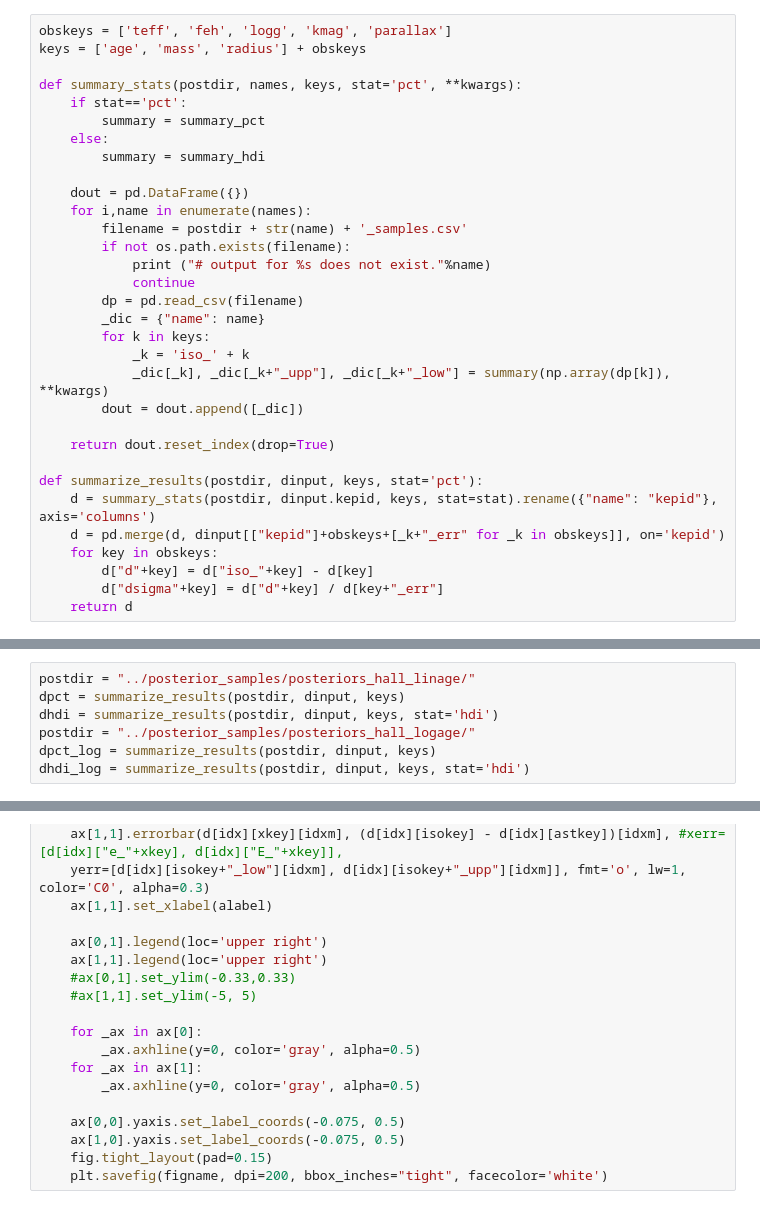
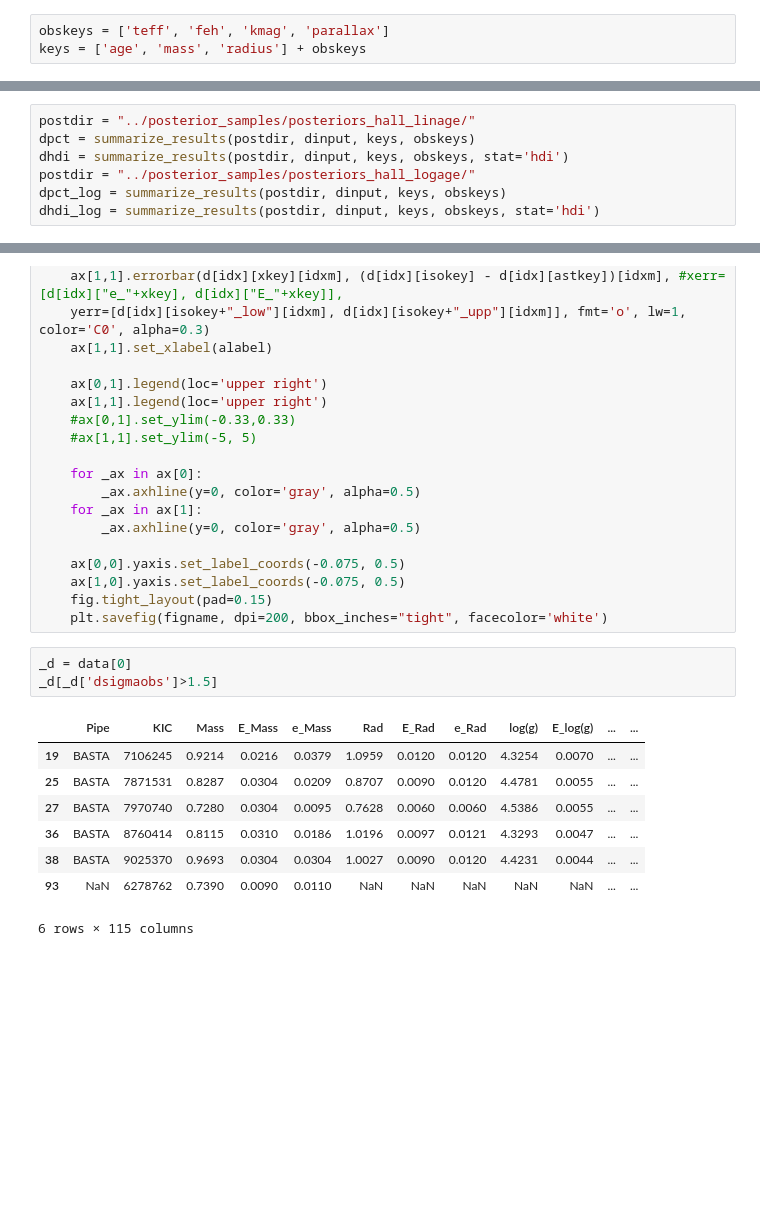
Before and after one commit to kemasuda/acheron, a Jupyter notebook: tests_astero/mf_vs_astero.ipynb, the cells around one changed output, grey strips where cells are left out. Drawn from its saved outputs; the diff is of its cells as text; blank space fills up the shorter version.

```diff
--- a/tests_astero/mf_vs_astero.ipynb
+++ b/tests_astero/mf_vs_astero.ipynb
@@ -11,37 +11,8 @@ from matplotlib import rc
 rc('text', usetex=True)
 %matplotlib inline
 # %%
-obskeys = ['teff', 'feh', 'logg', 'kmag', 'parallax']
+obskeys = ['teff', 'feh', 'kmag', 'parallax']
 keys = ['age', 'mass', 'radius'] + obskeys
-
-def summary_stats(postdir, names, keys, stat='pct', **kwargs):
-    if stat=='pct':
-        summary = summary_pct
-    else:
-        summary = summary_hdi
-
-    dout = pd.DataFrame({})
-    for i,name in enumerate(names):
-        filename = postdir + str(name) + '_samples.csv'
-        if not os.path.exists(filename):
-            print ("# output for %s does not exist."%name)
-            continue
-        dp = pd.read_csv(filename)
-        _dic = {"name": name}
-        for k in keys:
-            _k = 'iso_' + k
-            _dic[_k], _dic[_k+"_upp"], _dic[_k+"_low"] = summary(np.array(dp[k]), **kwargs)
-        dout = dout.append([_dic])
-
-    return dout.reset_index(drop=True)
-
-def summarize_results(postdir, dinput, keys, stat='pct'):
-    d = summary_stats(postdir, dinput.kepid, keys, stat=stat).rename({"name": "kepid"}, axis='columns')
-    d = pd.merge(d, dinput[["kepid"]+obskeys+[_k+"_err" for _k in obskeys]], on='kepid')
-    for key in obskeys:
-        d["d"+key] = d["iso_"+key] - d[key]
-        d["dsigma"+key] = d["d"+key] / d[key+"_err"]
-    return d
 # %%
 dast = pd.read_csv("dast.csv")
 # %%
@@ -55,9 +26,9 @@ dinput["feh_err"] = 0.1
 dinput["logg_err"] = 0.1
 # %%
 postdir = "../posterior_samples/posteriors_hall_linage/"
-dpct = summarize_results(postdir, dinput, keys)
-dhdi = summarize_results(postdir, dinput, keys, stat='hdi')
+dpct = summarize_results(postdir, dinput, keys, obskeys)
+dhdi = summarize_results(postdir, dinput, keys, obskeys, stat='hdi')
 postdir = "../posterior_samples/posteriors_hall_logage/"
-dpct_log = summarize_results(postdir, dinput, keys)
-dhdi_log = summarize_results(postdir, dinput, keys, stat='hdi')
+dpct_log = summarize_results(postdir, dinput, keys, obskeys)
+dhdi_log = summarize_results(postdir, dinput, keys, obskeys, stat='hdi')
 # %%
@@ -165,6 +192,18 @@ def plot(d, figname, mth=1.3):
     ax[1,0].yaxis.set_label_coords(-0.075, 0.5)
     fig.tight_layout(pad=0.15)
     plt.savefig(figname, dpi=200, bbox_inches="tight", facecolor='white')
+# %%
+_d = data[0]
+_d[_d['dsigmaobs']>1.5]
+# %% [output]
+|  | Pipe | KIC | Mass | E_Mass | e_Mass | Rad | E_Rad | e_Rad | log(g) | E_log(g) | ... | ... |
+| 19 | BASTA | 7106245 | 0.9214 | 0.0216 | 0.0379 | 1.0959 | 0.0120 | 0.0120 | 4.3254 | 0.0070 | ... | ... |
+| 25 | BASTA | 7871531 | 0.8287 | 0.0304 | 0.0209 | 0.8707 | 0.0090 | 0.0120 | 4.4781 | 0.0055 | ... | ... |
+| 27 | BASTA | 7970740 | 0.7280 | 0.0304 | 0.0095 | 0.7628 | 0.0060 | 0.0060 | 4.5386 | 0.0055 | ... | ... |
+| 36 | BASTA | 8760414 | 0.8115 | 0.0310 | 0.0186 | 1.0196 | 0.0097 | 0.0121 | 4.3293 | 0.0047 | ... | ... |
+| 38 | BASTA | 9025370 | 0.9693 | 0.0304 | 0.0304 | 1.0027 | 0.0090 | 0.0120 | 4.4231 | 0.0044 | ... | ... |
+| 93 | NaN | 6278762 | 0.7390 | 0.0090 | 0.0110 | NaN | NaN | NaN | NaN | NaN | ... | ... |
+6 rows × 115 columns
 # %%
 mth = 1.3
 for d,l in zip(data, labels):
```
Also changed, not shown: parts of 8 cells of this notebook.
